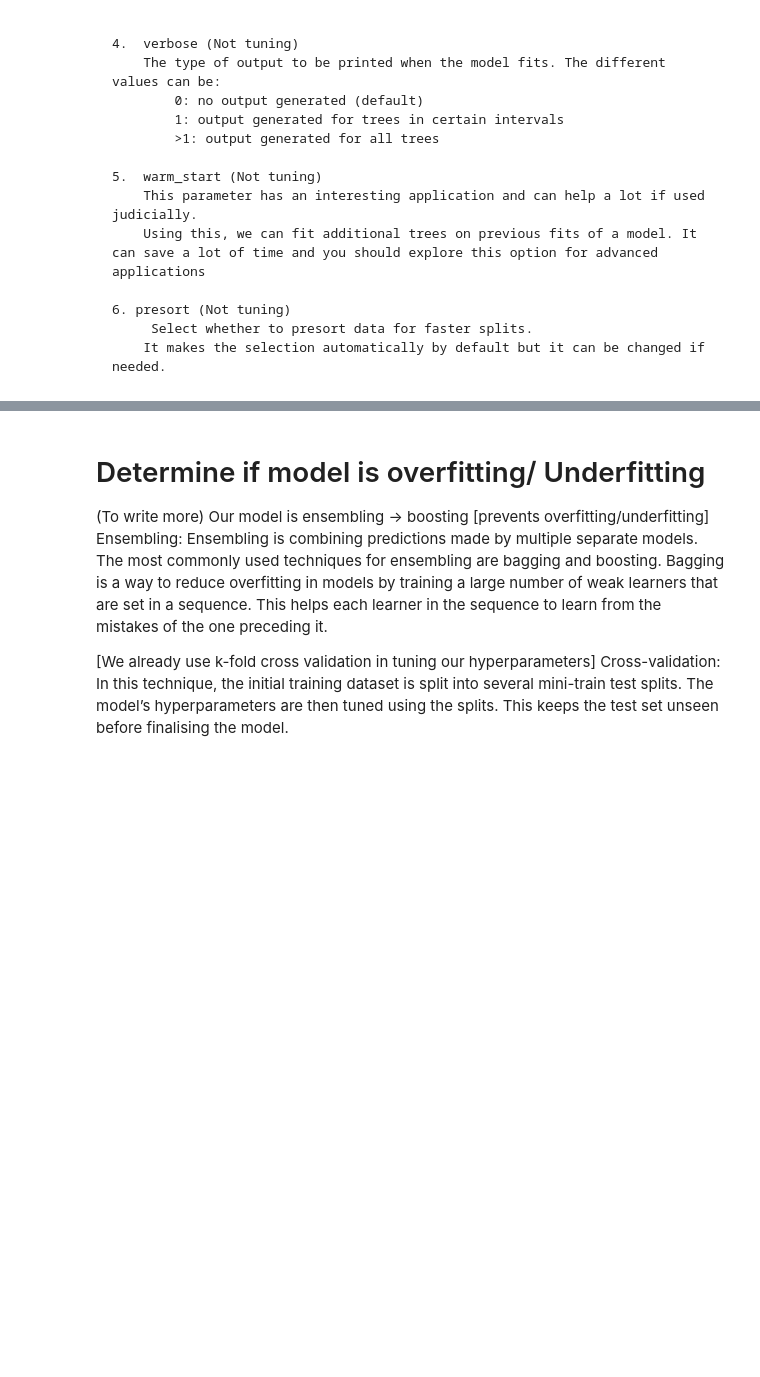
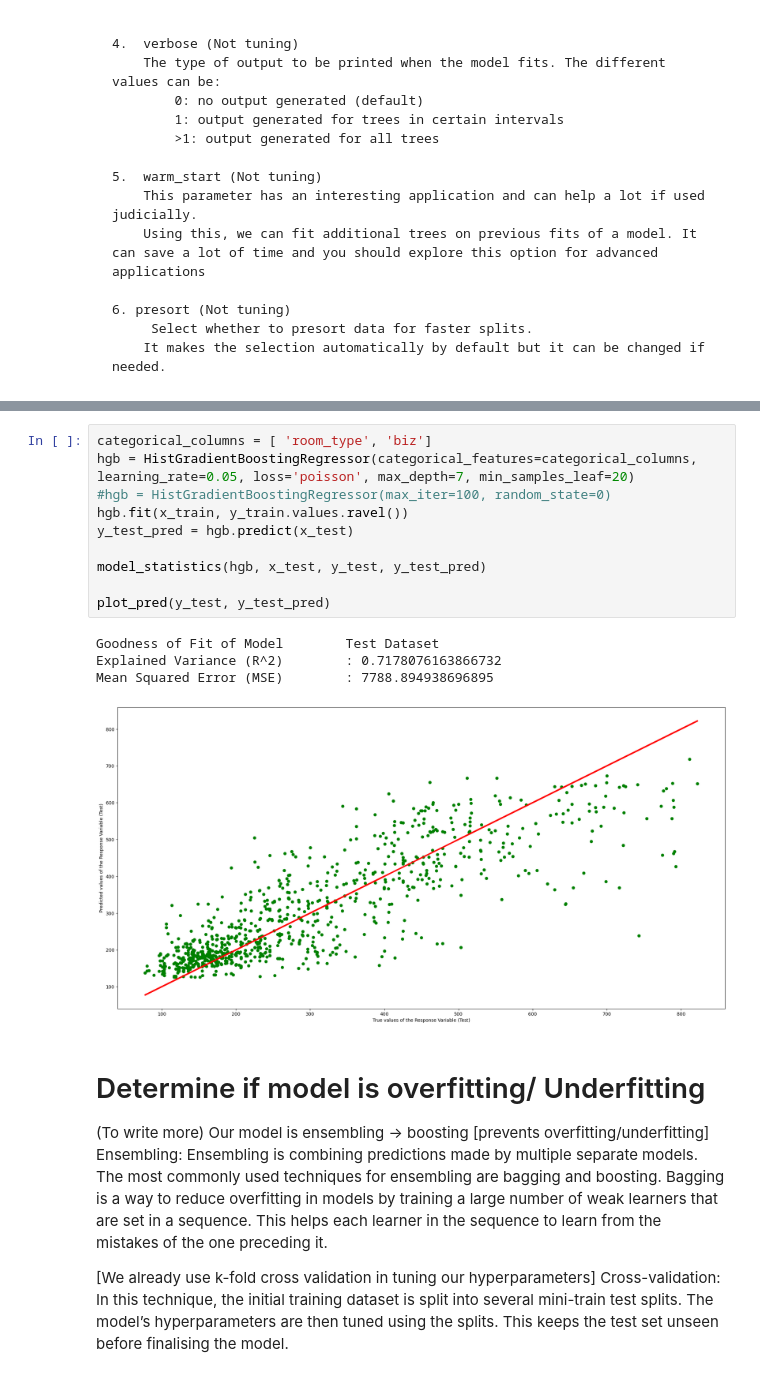
Before and after one commit to Revold1/SC1015-AirBNB, a Jupyter notebook: histgradboosting.ipynb, the cells around one changed output, grey strips where cells are left out. Cells and saved outputs as stored; diff of their text form; blank space fills up the shorter version.

```diff
--- a/histgradboosting.ipynb
+++ b/histgradboosting.ipynb
@@ -152,3 +145,18 @@ nan
+# %%
+categorical_columns = [ 'room_type', 'biz']
+hgb = HistGradientBoostingRegressor(categorical_features=categorical_columns, learning_rate=0.05, loss='poisson', max_depth=7, min_samples_leaf=20)
+#hgb = HistGradientBoostingRegressor(max_iter=100, random_state=0)
+hgb.fit(x_train, y_train.values.ravel())
+y_test_pred = hgb.predict(x_test)
+
+model_statistics(hgb, x_test, y_test, y_test_pred)
+
+plot_pred(y_test, y_test_pred)
+# %% [output]
+Goodness of Fit of Model        Test Dataset
+Explained Variance (R^2)        : 0.7178076163866732
+Mean Squared Error (MSE)        : 7788.894938696895
+[figure, added]
 # %% [markdown]
 # Determine if model is overfitting/ Underfitting
 
```
Also changed, not shown: parts of 7 cells of this notebook.
